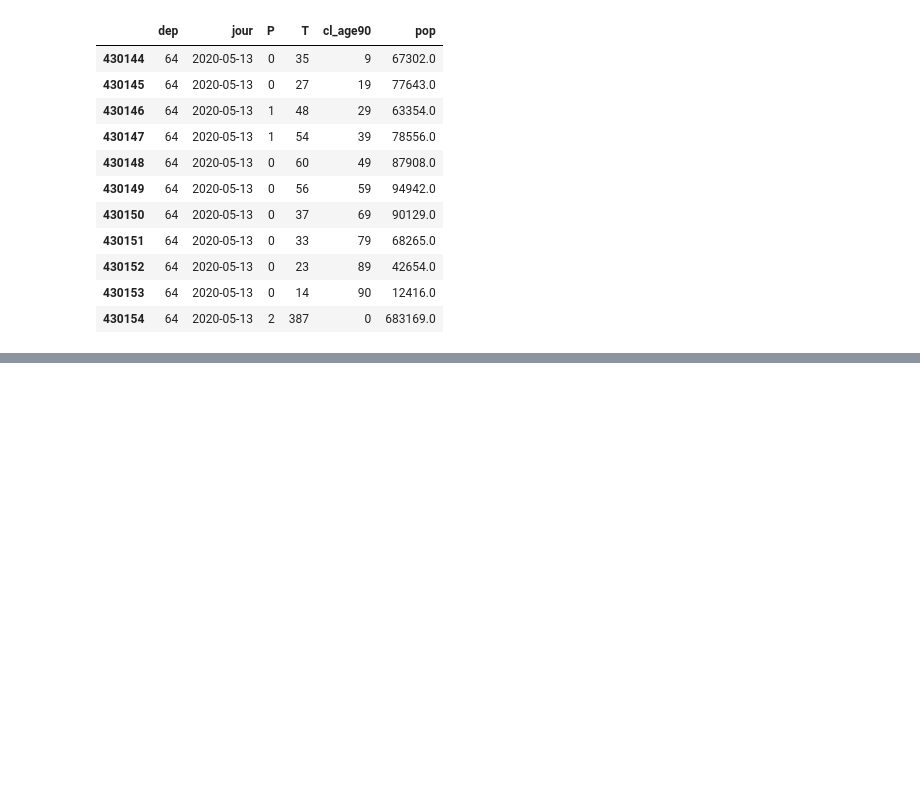
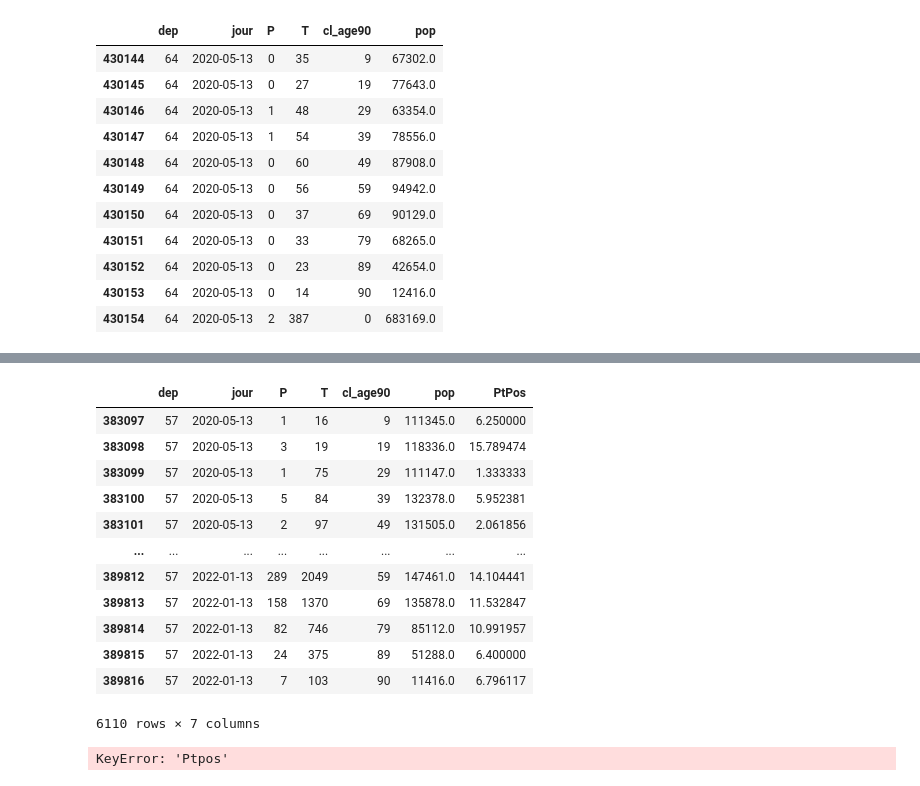
Before and after one commit to Lens11/IMT_cours, a Jupyter notebook: Initiation/Pandas/TP_Pandas.ipynb, the cells around one changed output, grey strips where cells are left out. Saved outputs shown, nothing was run; the diff lists cells and outputs as text; code cells hidden in the pictures; blank space fills up the shorter version.

```diff
--- a/Initiation/Pandas/TP_Pandas.ipynb
+++ b/Initiation/Pandas/TP_Pandas.ipynb
@@ -104,0 +120,6 @@ view = df[0,]
+# %%
+#Q10
+df_copy = df.copy()
+
+df_copy = df_copy.drop(df_copy[df_copy['cl_age90'] == 0].index) # On doit donner les index dans drop
+df_copy[(df_copy['jour'] == '2020-05-13') & (df_copy['dep'] == 64)]
@@ -104,0 +138,5 @@ view = df[0,]
+# %%
+#Q11 et Q12
+df_dep = df_copy[df_copy['dep'] == 57].copy()
+
+df_dep.iloc[:, 0:4]
@@ -104,0 +157,24 @@ view = df[0,]
+# %%
+#Q13
+df_dep['PtPos'] = df_dep['P']/df_dep['T']*100
+df_dep
+# %% [output]
+|  | dep | jour | P | T | cl_age90 | pop | PtPos |
+| 383097 | 57 | 2020-05-13 | 1 | 16 | 9 | 111345.0 | 6.250000 |
+| 383098 | 57 | 2020-05-13 | 3 | 19 | 19 | 118336.0 | 15.789474 |
+| 383099 | 57 | 2020-05-13 | 1 | 75 | 29 | 111147.0 | 1.333333 |
+| 383100 | 57 | 2020-05-13 | 5 | 84 | 39 | 132378.0 | 5.952381 |
+| 383101 | 57 | 2020-05-13 | 2 | 97 | 49 | 131505.0 | 2.061856 |
+| ... | ... | ... | ... | ... | ... | ... | ... |
+| 389812 | 57 | 2022-01-13 | 289 | 2049 | 59 | 147461.0 | 14.104441 |
+| 389813 | 57 | 2022-01-13 | 158 | 1370 | 69 | 135878.0 | 11.532847 |
+| 389814 | 57 | 2022-01-13 | 82 | 746 | 79 | 85112.0 | 10.991957 |
+| 389815 | 57 | 2022-01-13 | 24 | 375 | 89 | 51288.0 | 6.400000 |
+| 389816 | 57 | 2022-01-13 | 7 | 103 | 90 | 11416.0 | 6.796117 |
+6110 rows × 7 columns
+# %%
+#Q14, Q15, Q16
+
+df_dep['Ptpos'].fillna(0, inplace=True)
+# %% [output]
+KeyError: 'Ptpos'
```
Also changed, not shown: parts of 8 cells of this notebook.
